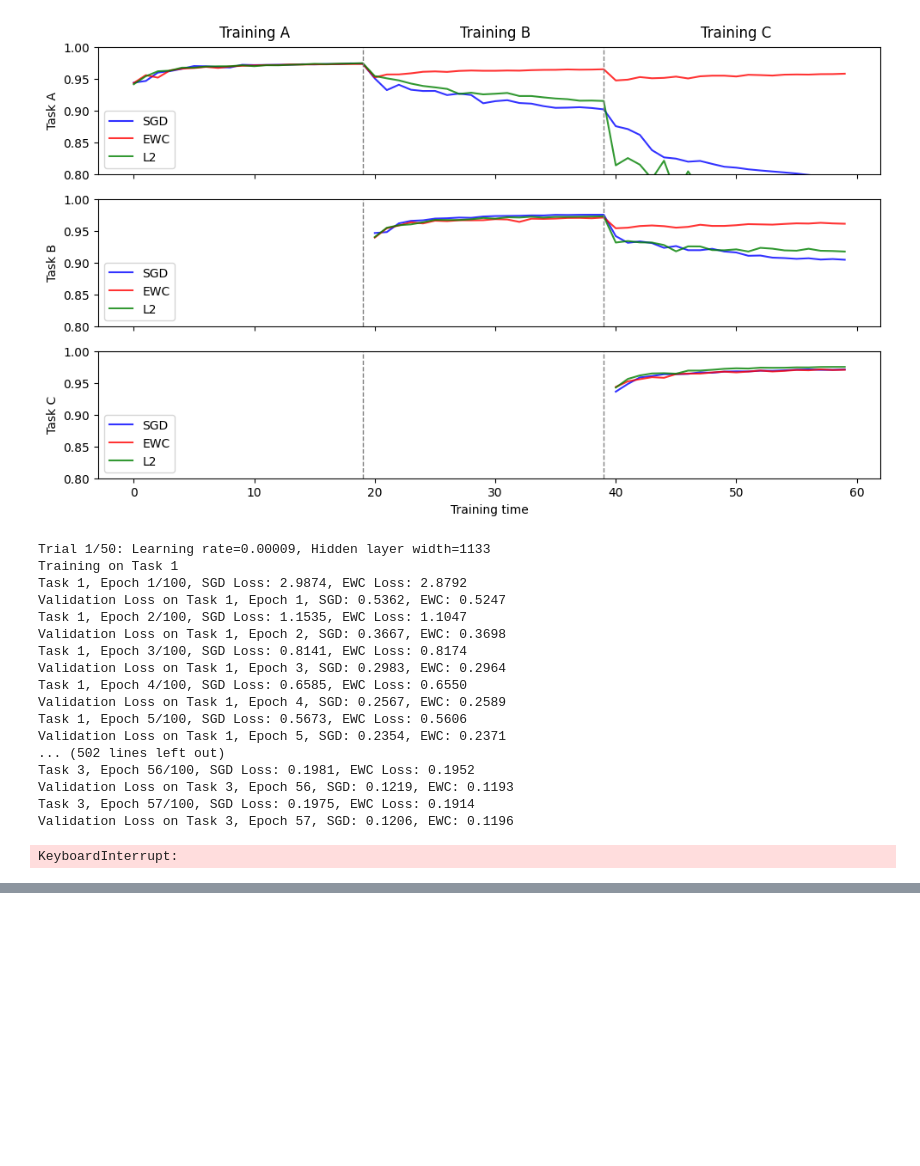
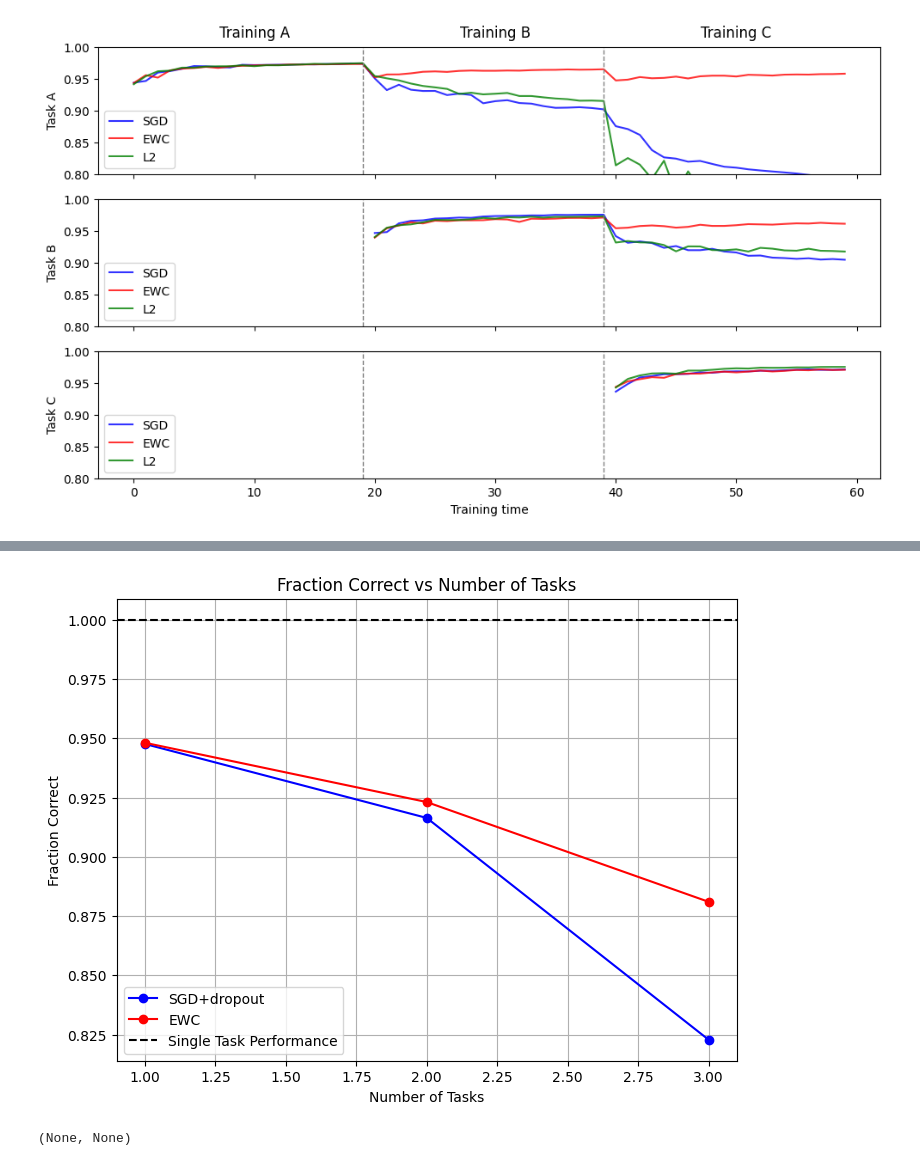
Before and after one commit to AleksicJelisaveta/EE411---Project, a Jupyter notebook: MNIST_demo.ipynb, the cells around one changed output, grey strips where cells are left out. Cells and saved outputs as stored; diff of their text form; code cells hidden in the pictures; blank space fills up the shorter version.

```diff
--- a/MNIST_demo.ipynb
+++ b/MNIST_demo.ipynb
@@ -121,24 +121,6 @@ plt.tight_layout()
 plt.show()
 # %% [output]
 [figure]
-# %%
-run_experiment_2B_with_ewc(permuted_train_loaders)
-# %% [output]
-Trial 1/50: Learning rate=0.00009, Hidden layer width=1133
-Training on Task 1
-Task 1, Epoch 1/100, SGD Loss: 2.9874, EWC Loss: 2.8792
-Validation Loss on Task 1, Epoch 1, SGD: 0.5362, EWC: 0.5247
-Task 1, Epoch 2/100, SGD Loss: 1.1535, EWC Loss: 1.1047
-Validation Loss on Task 1, Epoch 2, SGD: 0.3667, EWC: 0.3698
-Task 1, Epoch 3/100, SGD Loss: 0.8141, EWC Loss: 0.8174
-Validation Loss on Task 1, Epoch 3, SGD: 0.2983, EWC: 0.2964
-Task 1, Epoch 4/100, SGD Loss: 0.6585, EWC Loss: 0.6550
-Validation Loss on Task 1, Epoch 4, SGD: 0.2567, EWC: 0.2589
-Task 1, Epoch 5/100, SGD Loss: 0.5673, EWC Loss: 0.5606
-Validation Loss on Task 1, Epoch 5, SGD: 0.2354, EWC: 0.2371
-... (502 lines left out)
-Task 3, Epoch 56/100, SGD Loss: 0.1981, EWC Loss: 0.1952
-Validation Loss on Task 3, Epoch 56, SGD: 0.1219, EWC: 0.1193
-Task 3, Epoch 57/100, SGD Loss: 0.1975, EWC Loss: 0.1914
-Validation Loss on Task 3, Epoch 57, SGD: 0.1206, EWC: 0.1196
-KeyboardInterrupt:
+# %%
+run_experiment_2B_with_ewc_and_plot(permuted_train_loaders[0:3],permuted_test_loaders[0:3])
+# %% [output]
@@ -144,0 +144,2 @@ KeyboardInterrupt:
+[figure, added]
+(None, None)
```
Also changed, not shown: parts of 2 cells of this notebook, 2 other files.
